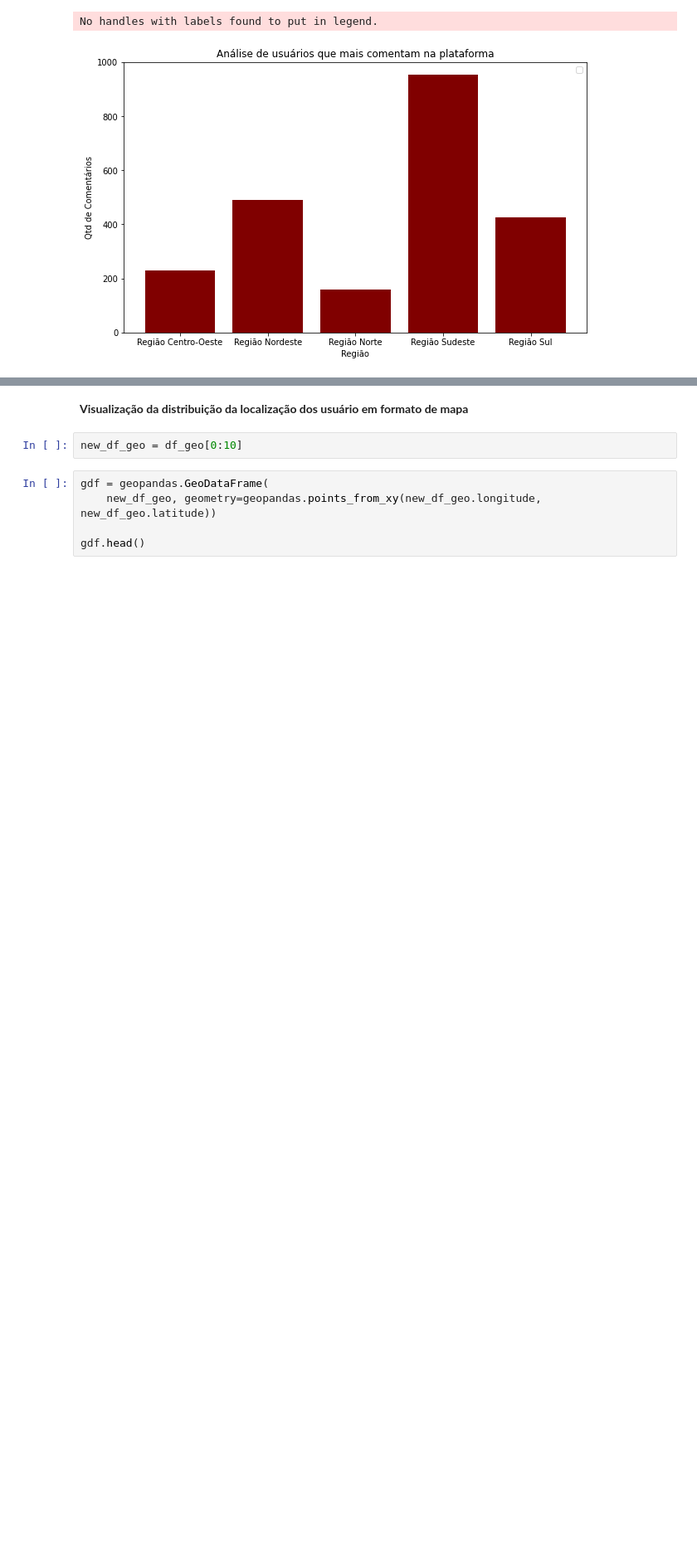
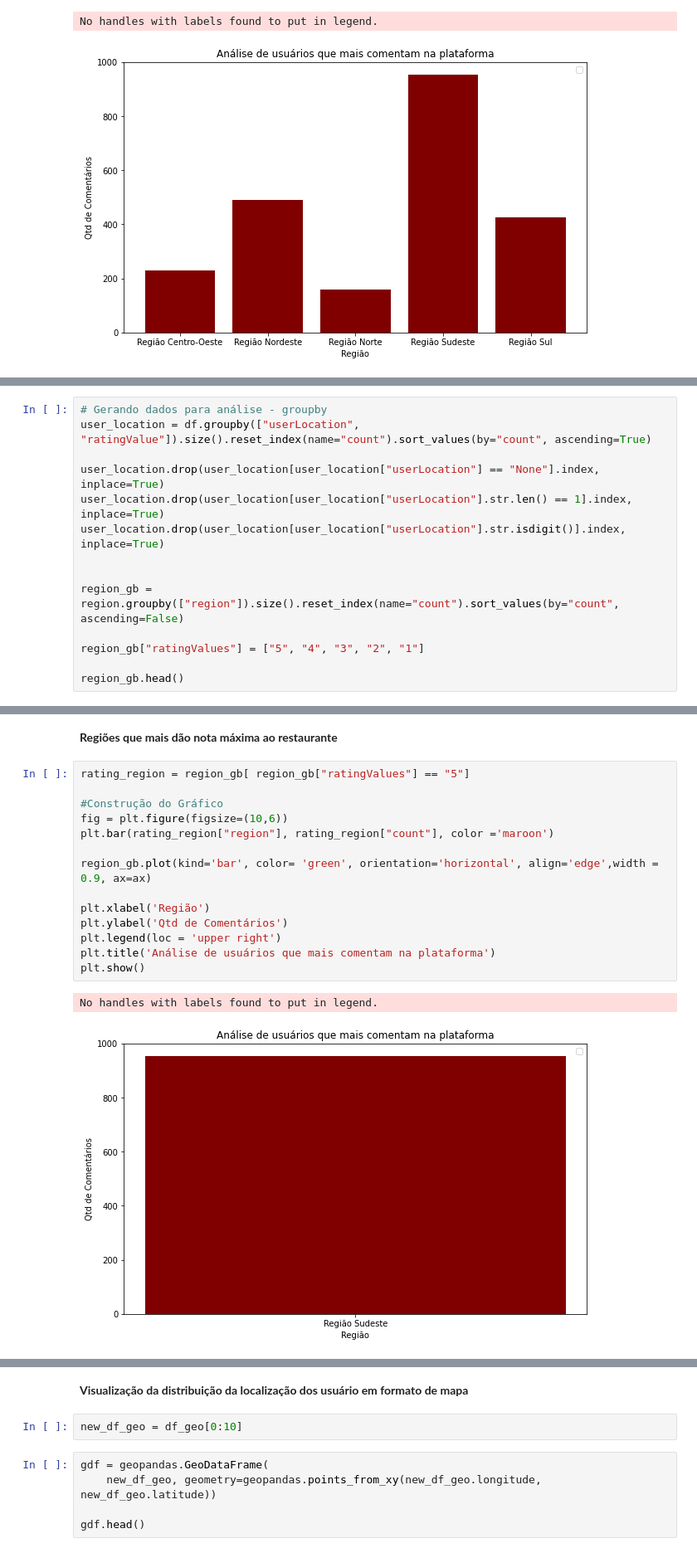
Before and after one commit to kidkmon/Sentiment-Analysis-TripAdvisor, a Jupyter notebook: Analise_sentimentos_TripAdvisor.ipynb, the cells around one changed output, grey strips where cells are left out. Shown at 83% size. Drawn from its saved outputs; the diff is of its cells as text; blank space fills up the shorter version.

Commit message:
feat: add chart to consider rating value by region

```diff
--- a/Analise_sentimentos_TripAdvisor.ipynb
+++ b/Analise_sentimentos_TripAdvisor.ipynb
@@ -723,0 +744,14 @@ No handles with labels found to put in legend.
+# %%
+# Gerando dados para análise - groupby
+user_location = df.groupby(["userLocation", "ratingValue"]).size().reset_index(name="count").sort_values(by="count", ascending=True)
+
+user_location.drop(user_location[user_location["userLocation"] == "None"].index, inplace=True)
+user_location.drop(user_location[user_location["userLocation"].str.len() == 1].index, inplace=True)
+user_location.drop(user_location[user_location["userLocation"].str.isdigit()].index, inplace=True)
+
+
+region_gb = region.groupby(["region"]).size().reset_index(name="count").sort_values(by="count", ascending=False)
+
+region_gb["ratingValues"] = ["5", "4", "3", "2", "1"]
+
+region_gb.head()
@@ -723,0 +765,19 @@ No handles with labels found to put in legend.
+# %% [markdown]
+**Regiões que mais dão nota máxima ao restaurante**
+# %%
+rating_region = region_gb[ region_gb["ratingValues"] == "5"]
+
+#Construção do Gráfico
+fig = plt.figure(figsize=(10,6))
+plt.bar(rating_region["region"], rating_region["count"], color ='maroon')
+
+region_gb.plot(kind='bar', color= 'green', orientation='horizontal', align='edge',width = 0.9, ax=ax)
+
+plt.xlabel('Região')
+plt.ylabel('Qtd de Comentários')
+plt.legend(loc = 'upper right')
+plt.title('Análise de usuários que mais comentam na plataforma')
+plt.show()
+# %% [output]
+No handles with labels found to put in legend.
+[figure, added]
```
Also changed, not shown: parts of 7 cells of this notebook.
